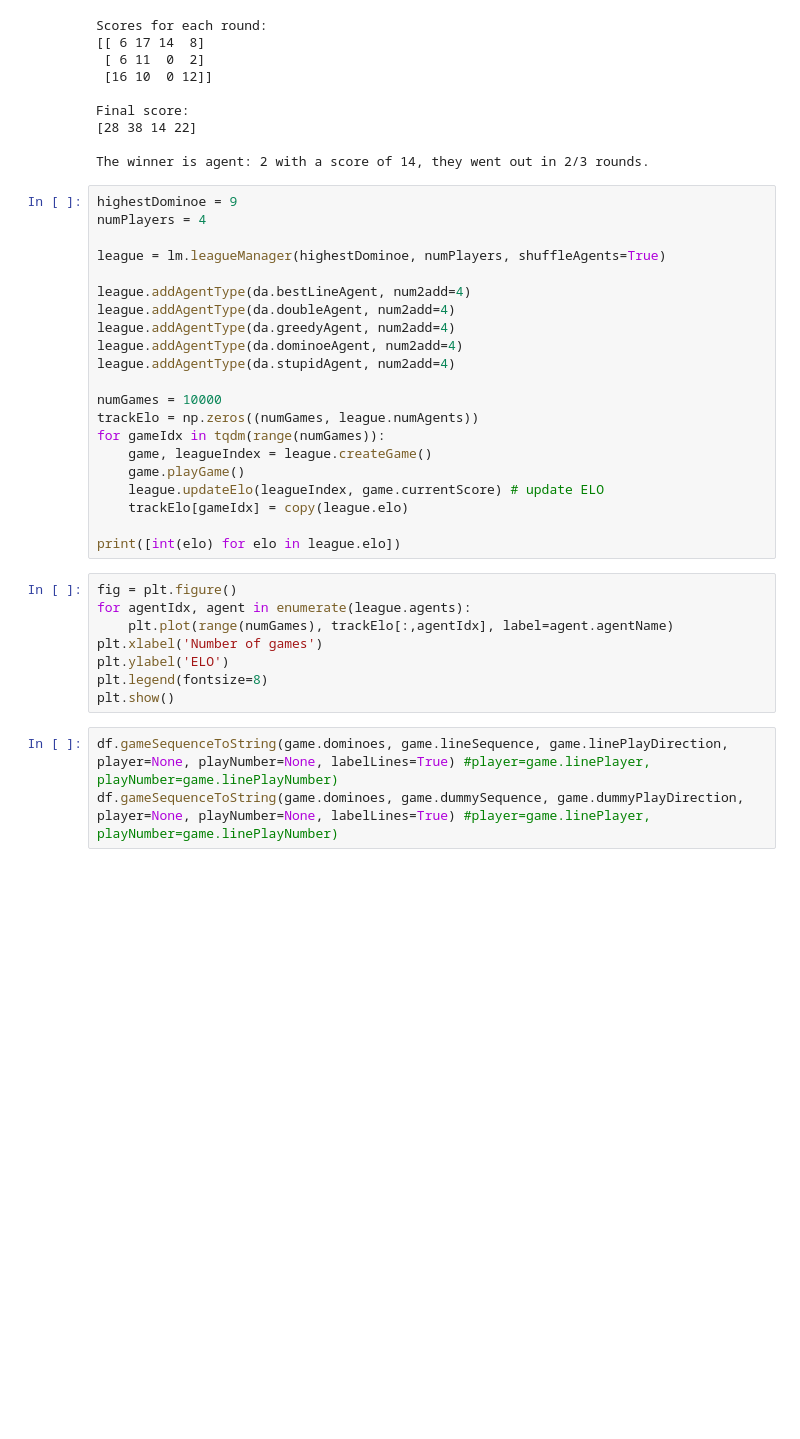
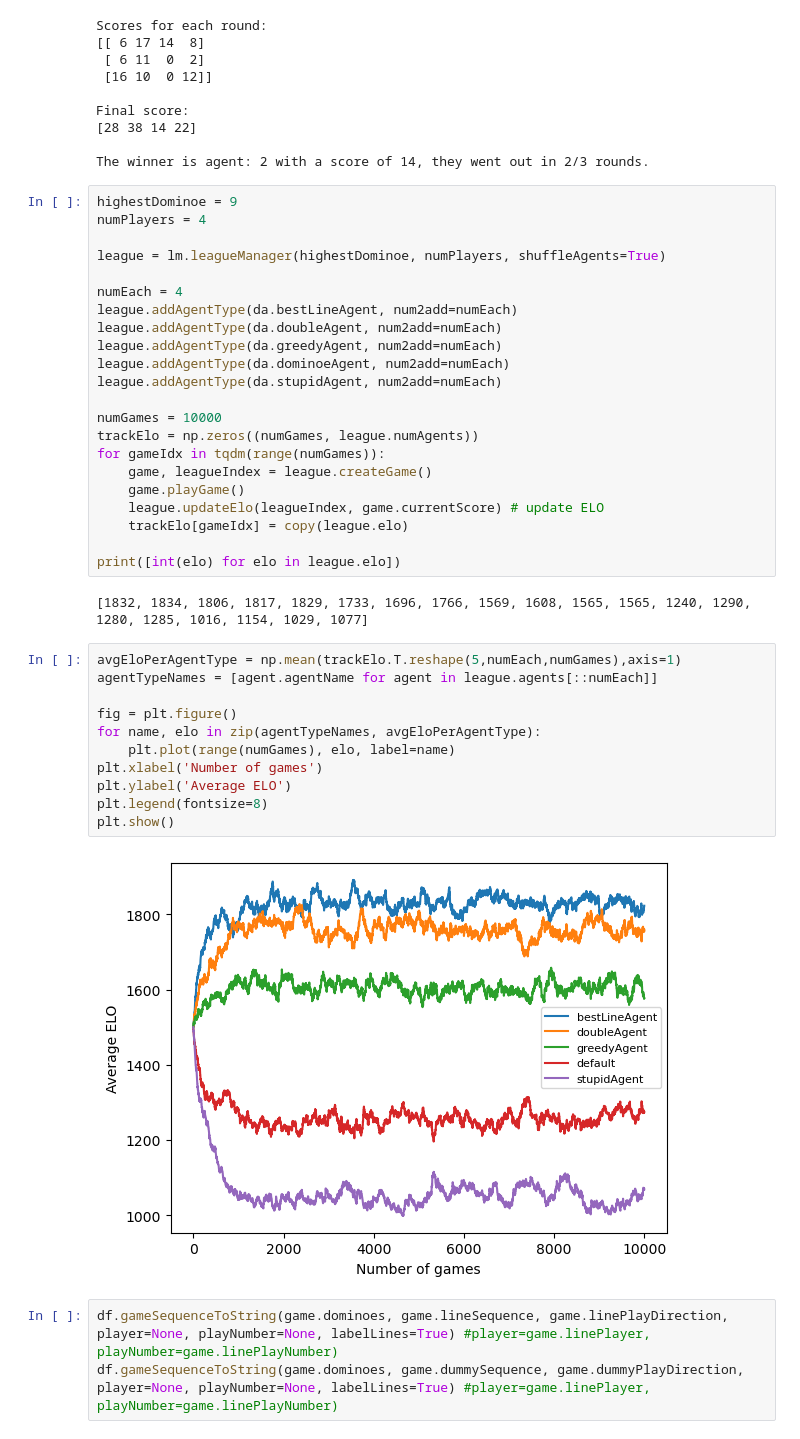
Before and after one commit to landoskape/dominoes, a Jupyter notebook: dominoes.ipynb, the cells around one changed output. Cells and saved outputs as stored; diff of their text form; blank space fills up the shorter version.

```diff
--- a/dominoes.ipynb
+++ b/dominoes.ipynb
@@ -76,11 +76,12 @@ numPlayers = 4
 
 league = lm.leagueManager(highestDominoe, numPlayers, shuffleAgents=True)
 
-league.addAgentType(da.bestLineAgent, num2add=4)
-league.addAgentType(da.doubleAgent, num2add=4)
-league.addAgentType(da.greedyAgent, num2add=4)
-league.addAgentType(da.dominoeAgent, num2add=4)
-league.addAgentType(da.stupidAgent, num2add=4)
+numEach = 4
+league.addAgentType(da.bestLineAgent, num2add=numEach)
+league.addAgentType(da.doubleAgent, num2add=numEach)
+league.addAgentType(da.greedyAgent, num2add=numEach)
+league.addAgentType(da.dominoeAgent, num2add=numEach)
+league.addAgentType(da.stupidAgent, num2add=numEach)
 
 numGames = 10000
 trackElo = np.zeros((numGames, league.numAgents))
@@ -91,14 +92,21 @@ for gameIdx in tqdm(range(numGames)):
     trackElo[gameIdx] = copy(league.elo)
 
 print([int(elo) for elo in league.elo])
+# %% [output]
+[1832, 1834, 1806, 1817, 1829, 1733, 1696, 1766, 1569, 1608, 1565, 1565, 1240, 1290, 1280, 1285, 1016, 1154, 1029, 1077]
 # %%
+avgEloPerAgentType = np.mean(trackElo.T.reshape(5,numEach,numGames),axis=1)
+agentTypeNames = [agent.agentName for agent in league.agents[::numEach]]
+
 fig = plt.figure()
-for agentIdx, agent in enumerate(league.agents):
-    plt.plot(range(numGames), trackElo[:,agentIdx], label=agent.agentName)
+for name, elo in zip(agentTypeNames, avgEloPerAgentType):
+    plt.plot(range(numGames), elo, label=name)
 plt.xlabel('Number of games')
-plt.ylabel('ELO')
+plt.ylabel('Average ELO')
 plt.legend(fontsize=8)
 plt.show()
+# %% [output]
+[figure, added]
 # %%
 df.gameSequenceToString(game.dominoes, game.lineSequence, game.linePlayDirection, player=None, playNumber=None, labelLines=True) #player=game.linePlayer, playNumber=game.linePlayNumber)
 df.gameSequenceToString(game.dominoes, game.dummySequence, game.dummyPlayDirection, player=None, playNumber=None, labelLines=True) #player=game.linePlayer, playNumber=game.linePlayNumber)
```
Also changed, not shown: 2 other files.
